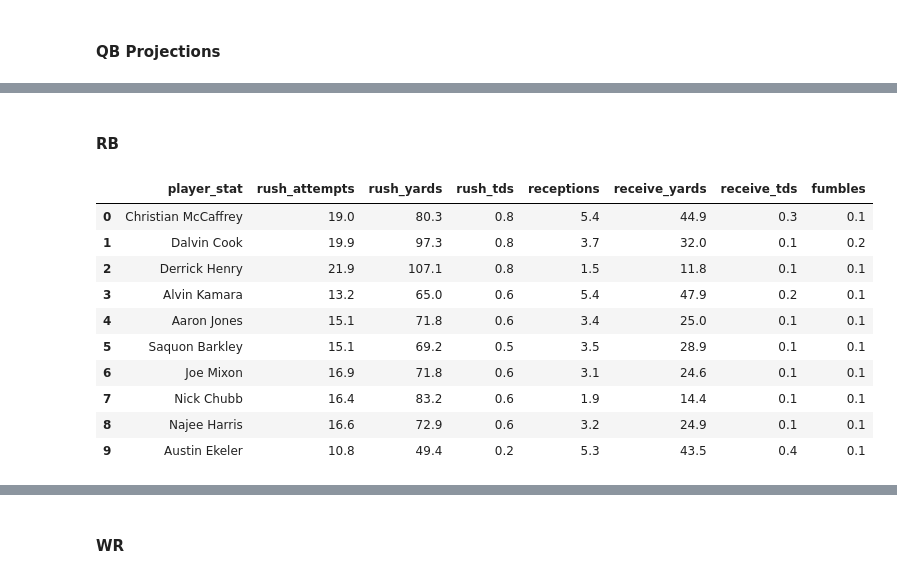
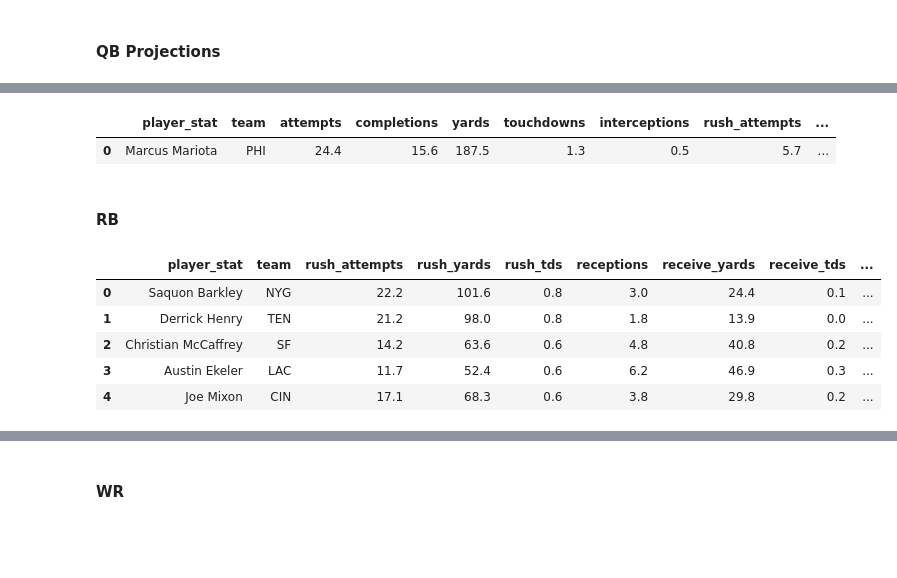
Before and after one commit to DMcDonough26/nfl_dfs_optimizer, a Jupyter notebook: nfl_dfs_optimizer.ipynb, the cells around one changed output, grey strips where cells are left out. Cells and saved outputs as stored; diff of their text form; code cells hidden in the pictures; blank space fills up the shorter version.

Commit message:
Refactor - utility files and typo
Refactored project to push utility code out of the notebook and into separate python files. Also fixed a bug on yardage bonus along the way

```diff
--- a/nfl_dfs_optimizer.ipynb
+++ b/nfl_dfs_optimizer.ipynb
@@ -20,5 +24,8 @@ from pulp import *
 ### 1. Scrape Projections
 # %% [markdown]
 First, I need to scrape a source of fantasy projections. For my purposes, I am going to treat these projections as truth, and determine how to optimally select a lineup that maximizes the number of projected fantasy points.
+# %%
+week = 11
+droplist = ['TEN','GB','KC','LAC','SF','ARI','JAC','MIA','SEA','TB']
 # %% [markdown]
 #### QB Projections
@@ -113,50 +44,19 @@ qb_projections.head(1)
+# %%
+scoring_dict = get_scoring_dict()
+qb_projections['points'] = qb_projections.apply(qb_scoring, args =(scoring_dict, ), axis=1)
+qb_projections.head(1)
+# %% [output]
+|  | player_stat | team | attempts | completions | yards | touchdowns | interceptions | rush_attempts | ... |
+| 0 | Marcus Mariota | PHI | 24.4 | 15.6 | 187.5 | 1.3 | 0.5 | 5.7 | ... |
 # %% [markdown]
 #### RB
-# %%
-def scrape_rb():
-    url = 'https://www.fantasypros.com/nfl/projections/rb.php?week=1'
-    response = requests.get(url)
-    soup = BeautifulSoup(response.text, "html.parser")
-
-    player_stat = []
-    rush_attempts = []
-    rush_yards = []
-    rush_tds = []
-    receptions = []
-    receive_yards = []
-    receive_tds = []
-    fumbles = []
-    for i in range(161):
-        name = len(str(soup.findAll('td')[4+9*i].findAll('a')[0]).split('>')[1])
-        player_stat.append(str(soup.findAll('td')[4+9*i].findAll('a')[0]).split('>')[1][0:name-3])
-        rush_attempts.append(float((str(soup.findAll('td')[5+9*i]).split('>')[1].split('<')[0])))
-        if len(str(soup.findAll('td')[6+9*i]).split('>')[1].split('<')[0]) < 6:
-            rush_yards.append(float((str(soup.findAll('td')[6+9*i]).split('>')[1].split('<')[0])))
-        else:
-            rush_yards.append(float((str(soup.findAll('td')[6+9*i]).split('>')[1].split('<')[0]).split(',')[0]+(str(soup.findAll('td')[6+9*i]).split('>')[1].split('<')[0]).split(',')[1]))
-        rush_tds.append(float((str(soup.findAll('td')[7+9*i]).split('>')[1].split('<')[0])))
-        receptions.append(float((str(soup.findAll('td')[8+9*i]).split('>')[1].split('<')[0])))
-        receive_yards.append(float((str(soup.findAll('td')[9+9*i]).split('>')[1].split('<')[0])))
-        receive_tds.append(float((str(soup.findAll('td')[10+9*i]).split('>')[1].split('<')[0])))
-        fumbles.append(float((str(soup.findAll('td')[11+9*i]).split('>')[1].split('<')[0])))
-
-    rb_projections = pd.DataFrame({'player_stat':player_stat,'rush_attempts':rush_attempts,'rush_yards':rush_yards,
-                                   'rush_tds':rush_tds,'receptions':receptions,'receive_yards':receive_yards,
-                                   'receive_tds':receive_tds,'fumbles':fumbles})
-
-    return rb_projections
 # %%
-rb_projections = scrape_rb()
-rb_projections[0:10]
+rb_projections = scrape_rb(week,80)
+rb_projections.head()
 # %% [output]
-|  | player_stat | rush_attempts | rush_yards | rush_tds | receptions | receive_yards | receive_tds | fumbles |
-| 0 | Christian McCaffrey | 19.0 | 80.3 | 0.8 | 5.4 | 44.9 | 0.3 | 0.1 |
-| 1 | Dalvin Cook | 19.9 | 97.3 | 0.8 | 3.7 | 32.0 | 0.1 | 0.2 |
-| 2 | Derrick Henry | 21.9 | 107.1 | 0.8 | 1.5 | 11.8 | 0.1 | 0.1 |
-| 3 | Alvin Kamara | 13.2 | 65.0 | 0.6 | 5.4 | 47.9 | 0.2 | 0.1 |
-| 4 | Aaron Jones | 15.1 | 71.8 | 0.6 | 3.4 | 25.0 | 0.1 | 0.1 |
-| 5 | Saquon Barkley | 15.1 | 69.2 | 0.5 | 3.5 | 28.9 | 0.1 | 0.1 |
-| 6 | Joe Mixon | 16.9 | 71.8 | 0.6 | 3.1 | 24.6 | 0.1 | 0.1 |
-| 7 | Nick Chubb | 16.4 | 83.2 | 0.6 | 1.9 | 14.4 | 0.1 | 0.1 |
-| 8 | Najee Harris | 16.6 | 72.9 | 0.6 | 3.2 | 24.9 | 0.1 | 0.1 |
-| 9 | Austin Ekeler | 10.8 | 49.4 | 0.2 | 5.3 | 43.5 | 0.4 | 0.1 |
+|  | player_stat | team | rush_attempts | rush_yards | rush_tds | receptions | receive_yards | receive_tds | ... |
+| 0 | Saquon Barkley | NYG | 22.2 | 101.6 | 0.8 | 3.0 | 24.4 | 0.1 | ... |
+| 1 | Derrick Henry | TEN | 21.2 | 98.0 | 0.8 | 1.8 | 13.9 | 0.0 | ... |
+| 2 | Christian McCaffrey | SF | 14.2 | 63.6 | 0.6 | 4.8 | 40.8 | 0.2 | ... |
+| 3 | Austin Ekeler | LAC | 11.7 | 52.4 | 0.6 | 6.2 | 46.9 | 0.3 | ... |
+| 4 | Joe Mixon | CIN | 17.1 | 68.3 | 0.6 | 3.8 | 29.8 | 0.2 | ... |
```
Also changed, not shown: parts of 49 cells of this notebook, 4 other files.
